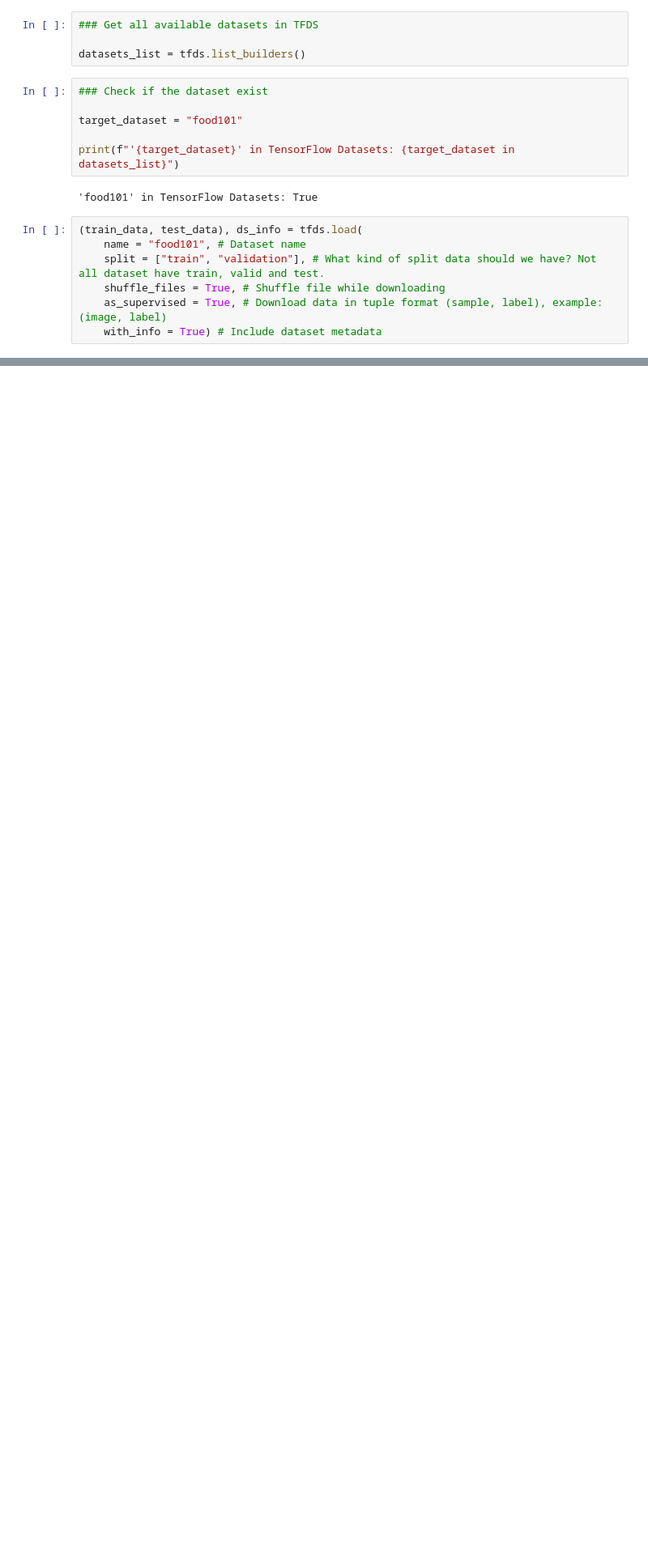
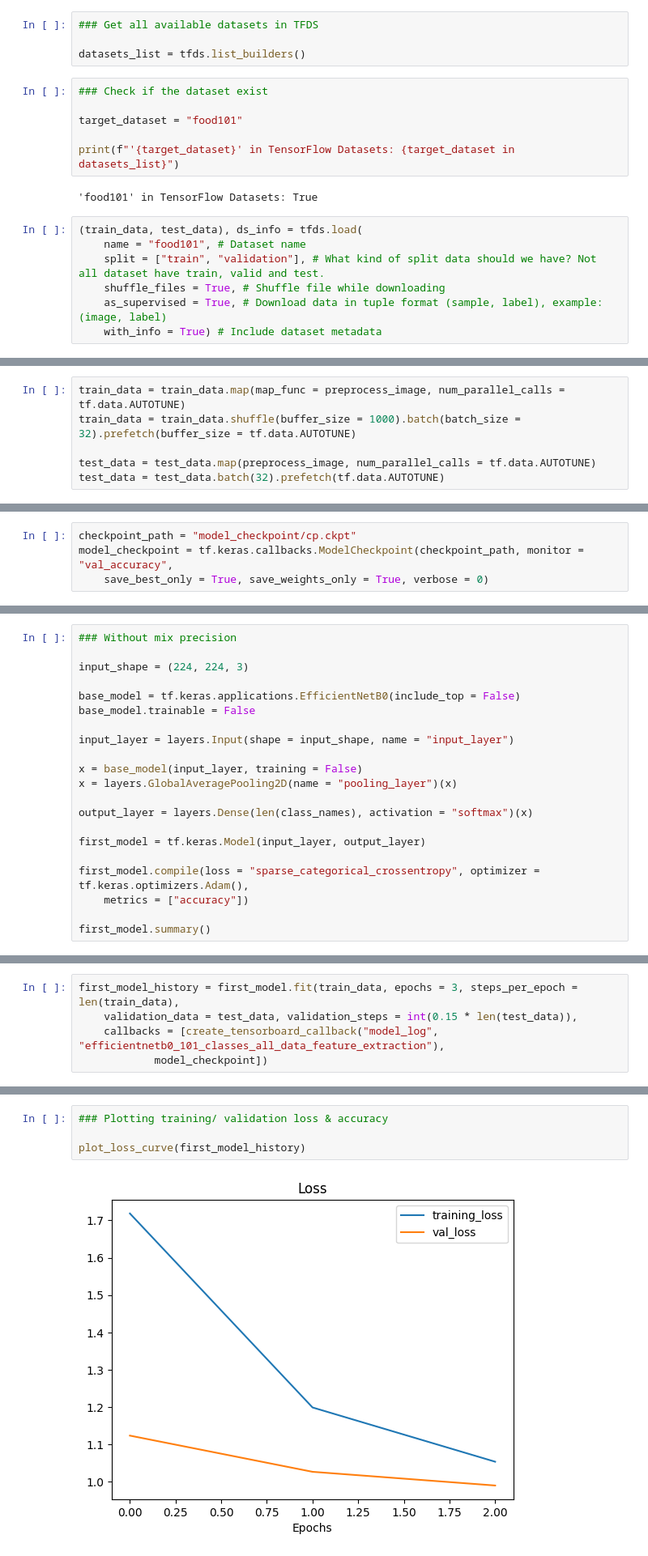
Before and after one commit to christopher192/deep-learning-tensorflow-pytorch, a Jupyter notebook: food-vision-big-project.ipynb, the cells around one changed output, grey strips where cells are left out. Shown at 81% size. Drawn from its saved outputs; the diff is of its cells as text; blank space fills up the shorter version.

```diff
--- a/food-vision-big-project.ipynb
+++ b/food-vision-big-project.ipynb
@@ -106,0 +162,6 @@ plt.axis(False);
+# %%
+train_data = train_data.map(map_func = preprocess_image, num_parallel_calls = tf.data.AUTOTUNE)
+train_data = train_data.shuffle(buffer_size = 1000).batch(batch_size = 32).prefetch(buffer_size = tf.data.AUTOTUNE)
+
+test_data = test_data.map(preprocess_image, num_parallel_calls = tf.data.AUTOTUNE)
+test_data = test_data.batch(32).prefetch(tf.data.AUTOTUNE)
@@ -106,0 +170,4 @@ plt.axis(False);
+# %%
+checkpoint_path = "model_checkpoint/cp.ckpt"
+model_checkpoint = tf.keras.callbacks.ModelCheckpoint(checkpoint_path, monitor = "val_accuracy",
+    save_best_only = True, save_weights_only = True, verbose = 0)
@@ -106,0 +200,21 @@ plt.axis(False);
+# %%
+### Without mix precision
+
+input_shape = (224, 224, 3)
+
+base_model = tf.keras.applications.EfficientNetB0(include_top = False)
+base_model.trainable = False
+
+input_layer = layers.Input(shape = input_shape, name = "input_layer")
+
+x = base_model(input_layer, training = False)
+x = layers.GlobalAveragePooling2D(name = "pooling_layer")(x)
+
+output_layer = layers.Dense(len(class_names), activation = "softmax")(x)
+
+first_model = tf.keras.Model(input_layer, output_layer)
+
+first_model.compile(loss = "sparse_categorical_crossentropy", optimizer = tf.keras.optimizers.Adam(),
+    metrics = ["accuracy"])
+
+first_model.summary()
@@ -106,0 +277,5 @@ plt.axis(False);
+# %%
+first_model_history = first_model.fit(train_data, epochs = 3, steps_per_epoch = len(train_data),
+    validation_data = test_data, validation_steps = int(0.15 * len(test_data)),
+    callbacks = [create_tensorboard_callback("model_log", "efficientnetb0_101_classes_all_data_feature_extraction"),
+            model_checkpoint])
@@ -106,0 +298,6 @@ plt.axis(False);
+# %%
+### Plotting training/ validation loss & accuracy
+
+plot_loss_curve(first_model_history)
+# %% [output]
+[figure, added]
```
Also changed, not shown: parts of 40 cells of this notebook, 2 other files.
